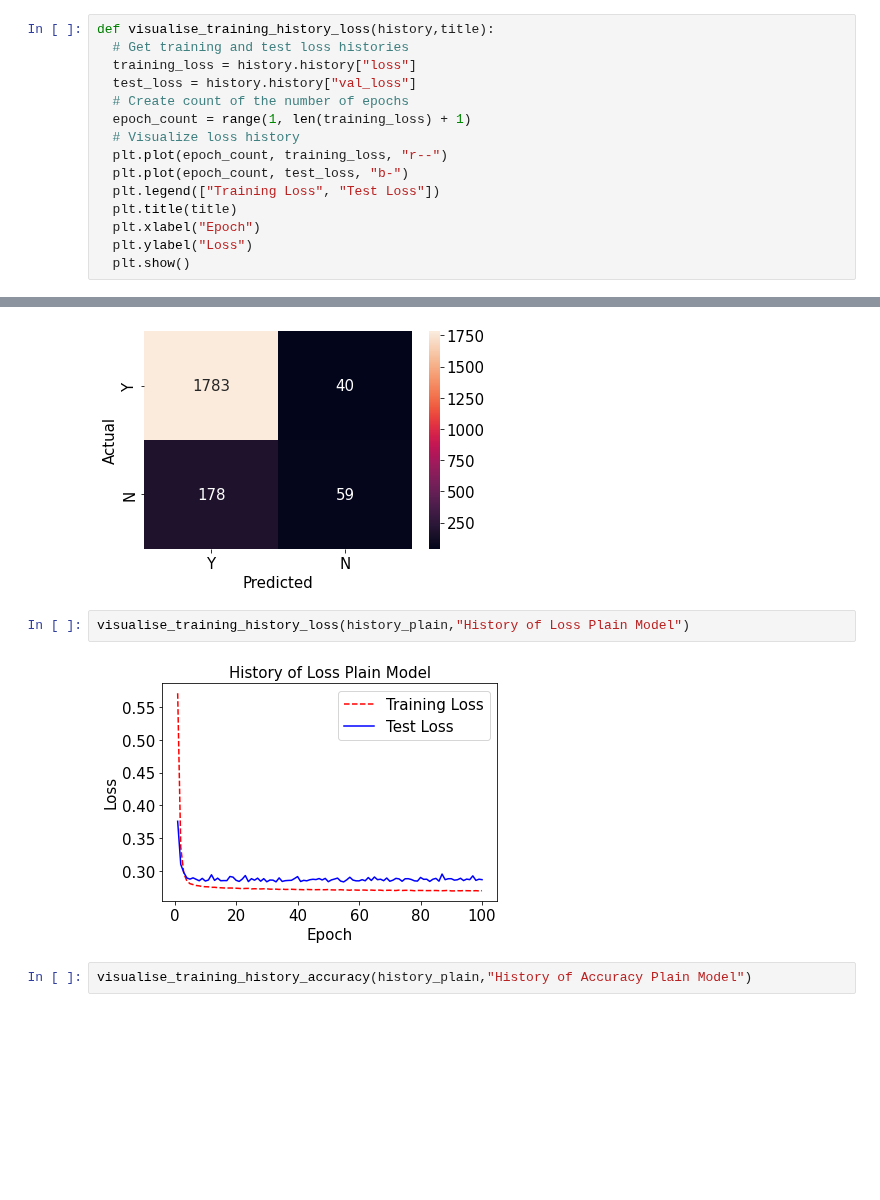
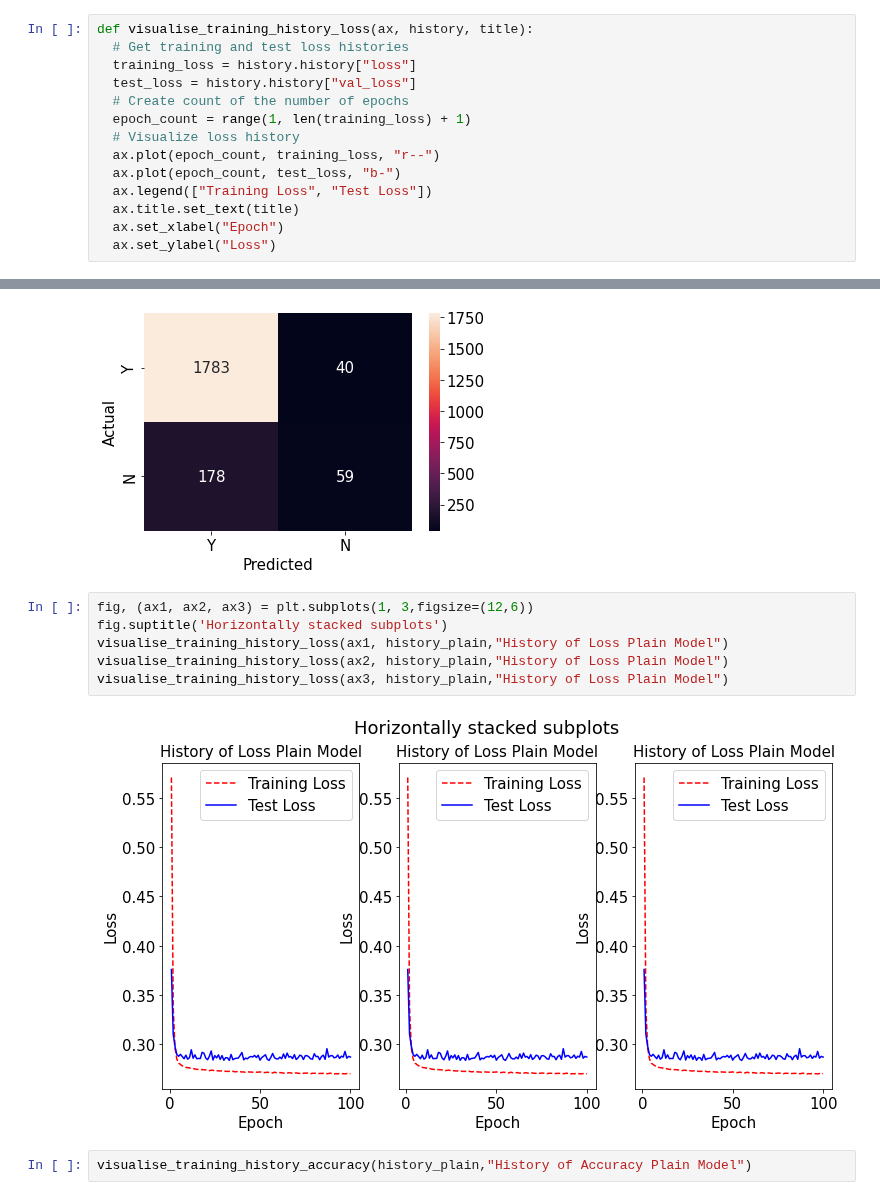
Before and after one commit to claredavies/MachineLearningCoursework, a Jupyter notebook: Assignment1/MLAssignment1KerrasUnbalancedData.ipynb, the cells around one changed output, grey strips where cells are left out. Drawn from its saved outputs; the diff is of its cells as text; blank space fills up the shorter version.

Commit message:
Able to plot history of loss & accuracy for all models in same plot

```diff
--- a/Assignment1/MLAssignment1KerrasUnbalancedData.ipynb
+++ b/Assignment1/MLAssignment1KerrasUnbalancedData.ipynb
@@ -228,18 +236,17 @@ def visualise_training_history_accuracy(history,title):
 # %%
-def visualise_training_history_loss(history,title):
+def visualise_training_history_loss(ax, history, title):
   # Get training and test loss histories
   training_loss = history.history["loss"]
   test_loss = history.history["val_loss"]
   # Create count of the number of epochs
   epoch_count = range(1, len(training_loss) + 1)
   # Visualize loss history
-  plt.plot(epoch_count, training_loss, "r--")
-  plt.plot(epoch_count, test_loss, "b-")
-  plt.legend(["Training Loss", "Test Loss"])
-  plt.title(title)
-  plt.xlabel("Epoch")
-  plt.ylabel("Loss")
-  plt.show()
+  ax.plot(epoch_count, training_loss, "r--")
+  ax.plot(epoch_count, test_loss, "b-")
+  ax.legend(["Training Loss", "Test Loss"])
+  ax.title.set_text(title)
+  ax.set_xlabel("Epoch")
+  ax.set_ylabel("Loss")
 # %% [markdown]
 ## Neural Network
 # %%
@@ -343,10 +349,14 @@ f1 score: 0.35119047619047616
 % right for no:  97.80581459133296
 % right for yes:  24.894514767932492
 [figure]
-# %%
-visualise_training_history_loss(history_plain,"History of Loss Plain Model")
-# %% [output]
-[figure, removed]
+# %%
+fig, (ax1, ax2, ax3) = plt.subplots(1, 3,figsize=(12,6))
+fig.suptitle('Horizontally stacked subplots')
+visualise_training_history_loss(ax1, history_plain,"History of Loss Plain Model")
+visualise_training_history_loss(ax2, history_plain,"History of Loss Plain Model")
+visualise_training_history_loss(ax3, history_plain,"History of Loss Plain Model")
+# %% [output]
+[figure, added]
 # %%
 visualise_training_history_accuracy(history_plain,"History of Accuracy Plain Model")
 # %% [output]
```
Also changed, not shown: parts of 13 cells of this notebook.
